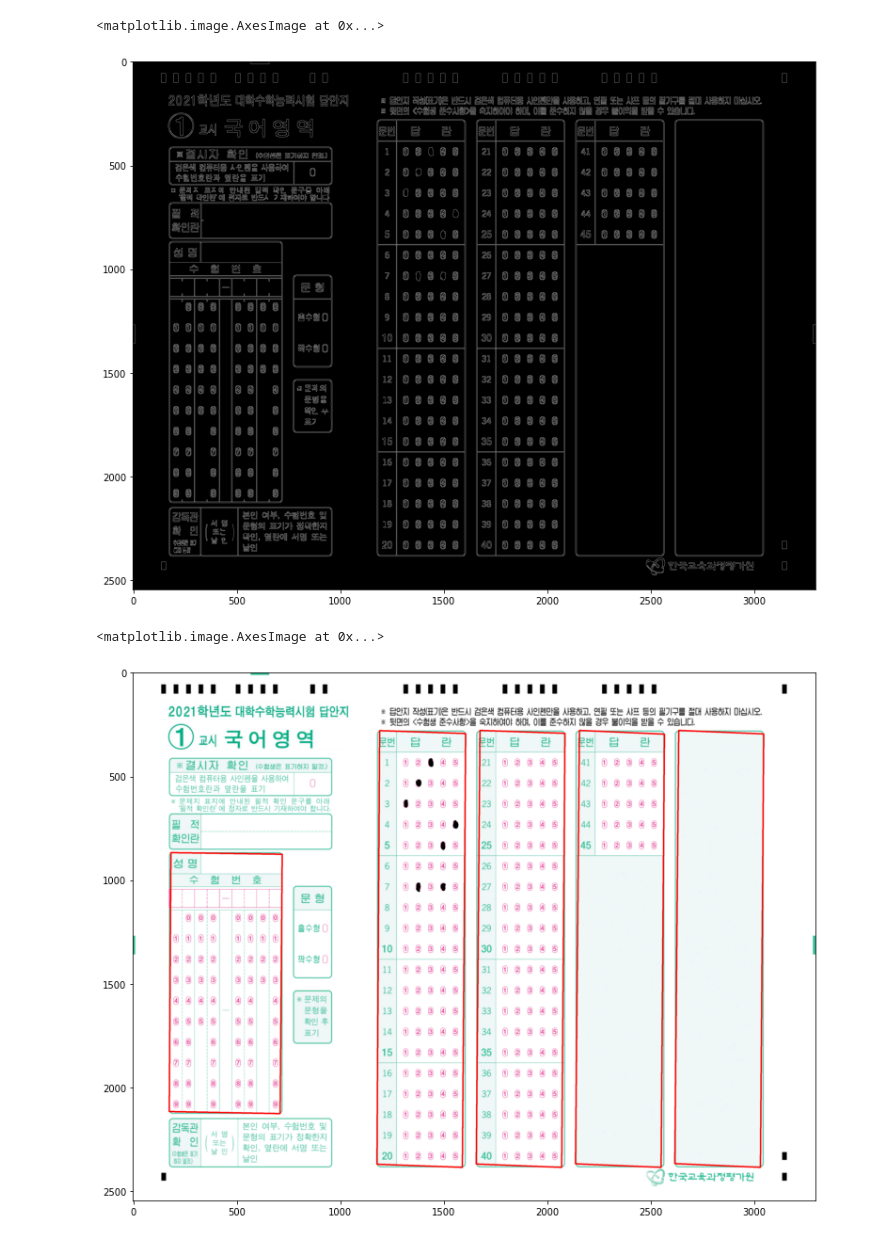
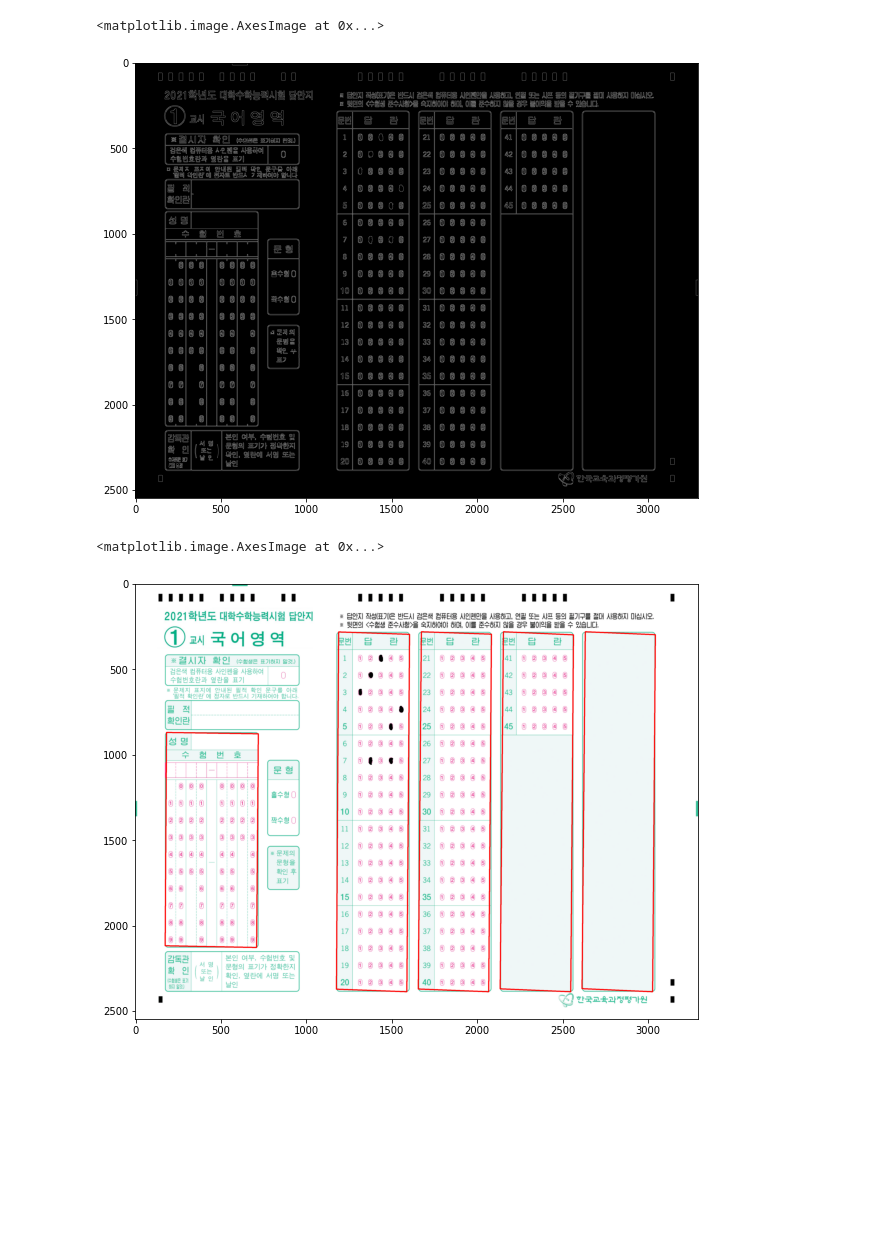
Before and after one commit to NYCCake/SmartOMR, a Jupyter notebook: ex.ipynb, the cells around one changed output. Drawn from its saved outputs; the diff is of its cells as text; code cells hidden in the pictures; blank space fills up the shorter version.

```diff
--- a/ex.ipynb
+++ b/ex.ipynb
@@ -8,15 +8,15 @@ import imutils
 import cv2
 # %%
 #load the image and preprocess
-plt.rcParams["figure.figsize"] = (13,10)
+plt.rcParams["figure.figsize"] = (12,8)
 img=cv2.imread('a.png',cv2.IMREAD_COLOR)
 gray=cv2.cvtColor(img,cv2.COLOR_BGR2GRAY)
 blurred = cv2.GaussianBlur(gray, (5, 5), 0)
 canny=cv2.Canny(blurred, 50, 200)
 plt.imshow(cv2.cvtColor(canny, cv2.COLOR_BGR2RGB))
 # %% [output]
 <matplotlib.image.AxesImage at 0x...>
-[figure, old version]
+[figure, new version]
 # %%
 #finding contours
 cnts=cv2.findContours(canny.copy(),cv2.RETR_EXTERNAL,cv2.CHAIN_APPROX_SIMPLE)
@@ -34,7 +34,7 @@ for c in cnts:
 plt.imshow(cv2.cvtColor(img, cv2.COLOR_BGR2RGB))
 # %% [output]
 <matplotlib.image.AxesImage at 0x...>
-[figure, old version]
+[figure, new version]
 # %%
 cv2.drawContours(img, [fa[8:12]], 0, (0, 255, 0), 10)
 plt.imshow(cv2.cvtColor(img, cv2.COLOR_BGR2RGB))
```
Also changed, not shown: parts of 2 cells of this notebook.
